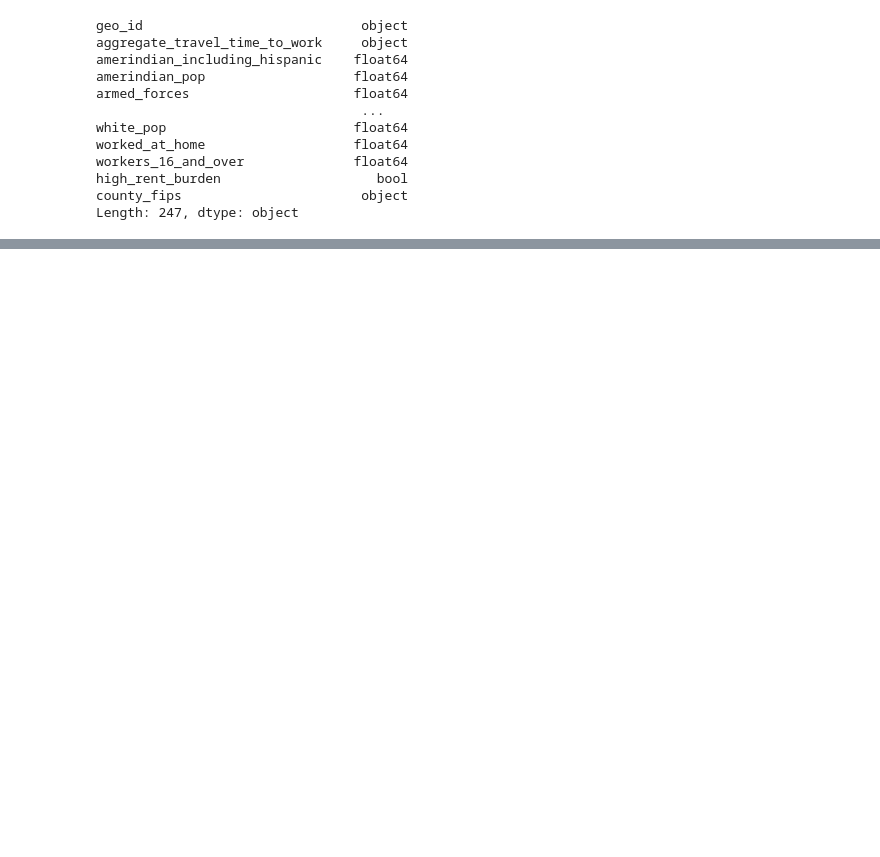
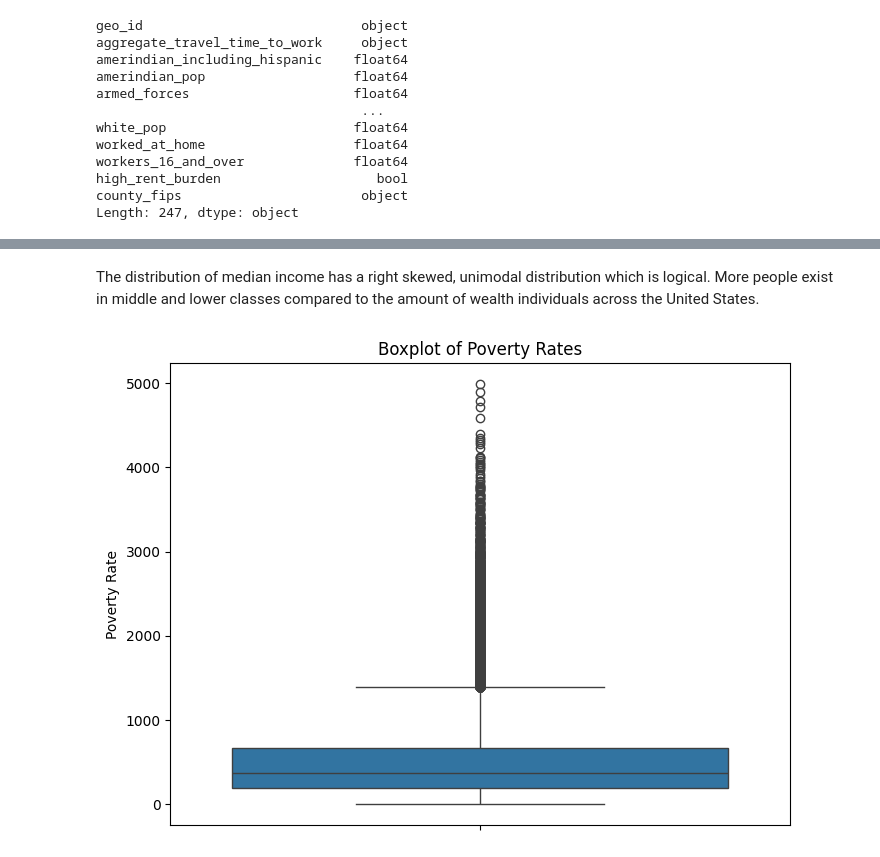
Before and after one commit to KamronAggorURI/Machine-Learning-Final, a Jupyter notebook: notebooks/DP03_EDA.ipynb, the cells around one changed output, grey strips where cells are left out. Cells and saved outputs as stored; diff of their text form; code cells hidden in the pictures; blank space fills up the shorter version.

```diff
--- a/notebooks/DP03_EDA.ipynb
+++ b/notebooks/DP03_EDA.ipynb
@@ -154,0 +240,11 @@ acs_df.replace([np.inf, -np.inf], np.nan, inplace=True)
+# %% [markdown]
+The distribution of median income has a right skewed, unimodal distribution which is logical. More people exist in middle and lower classes compared to the amount of wealth individuals across the United States.
+# %%
+# boxplot of poverty rates
+plt.figure(figsize=(8, 6))
+sns.boxplot(y=acs_df['poverty'].dropna())
+plt.title('Boxplot of Poverty Rates')
+plt.ylabel('Poverty Rate')
+plt.show()
+# %% [output]
+[figure, added]
```
Also changed, not shown: parts of 29 cells of this notebook.
